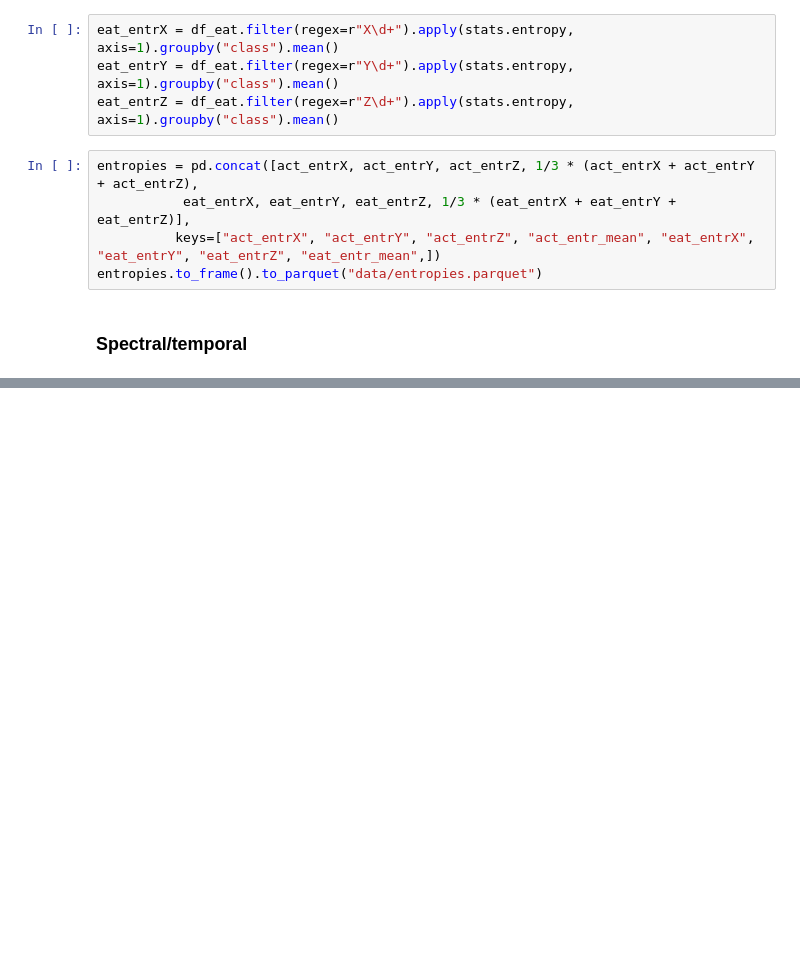
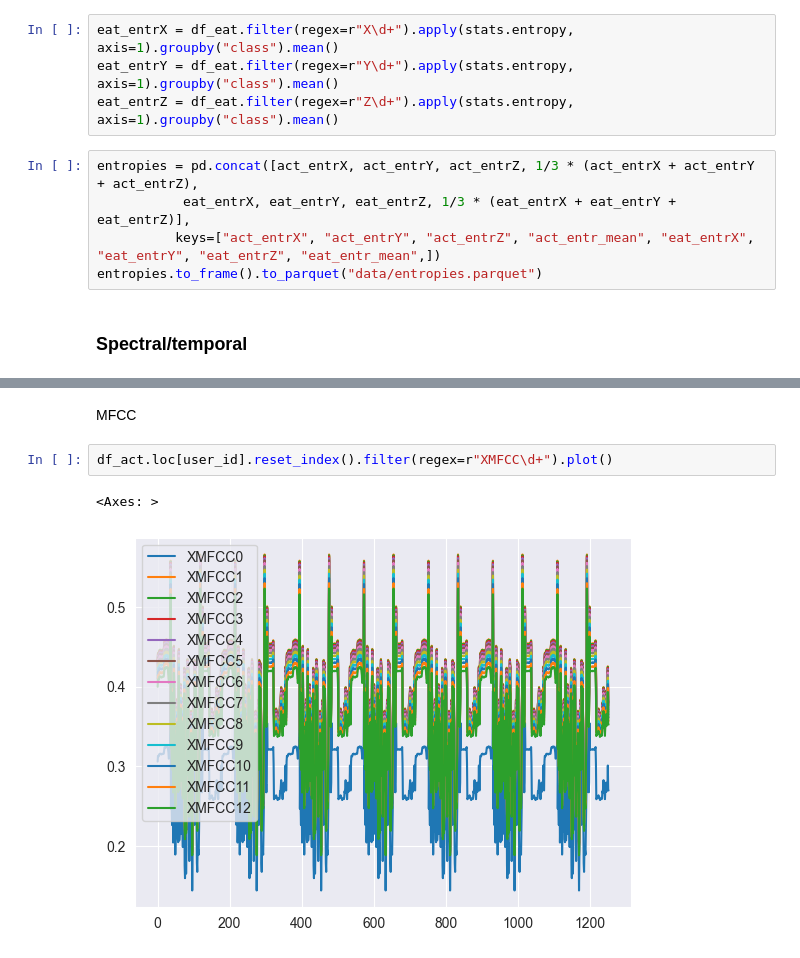
Before and after one commit to andleb/STATS608Final, a Jupyter notebook: features.ipynb, the cells around one changed output, grey strips where cells are left out. Cells and saved outputs as stored; diff of their text form; blank space fills up the shorter version.

```diff
--- a/features.ipynb
+++ b/features.ipynb
@@ -280,0 +292,7 @@ df_act.loc[user_id].reset_index()["ZPEAK"].plot()
+# %% [markdown]
+MFCC
+# %%
+df_act.loc[user_id].reset_index().filter(regex=r"XMFCC\d+").plot()
+# %% [output]
+<Axes: >
+[figure, added]
```
Also changed, not shown: parts of 9 cells of this notebook.
